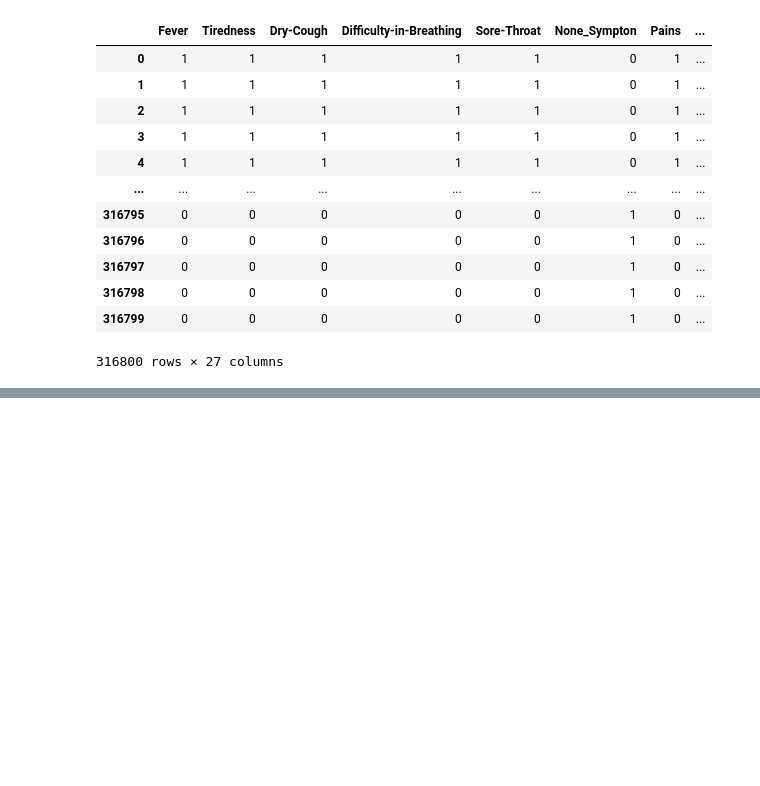
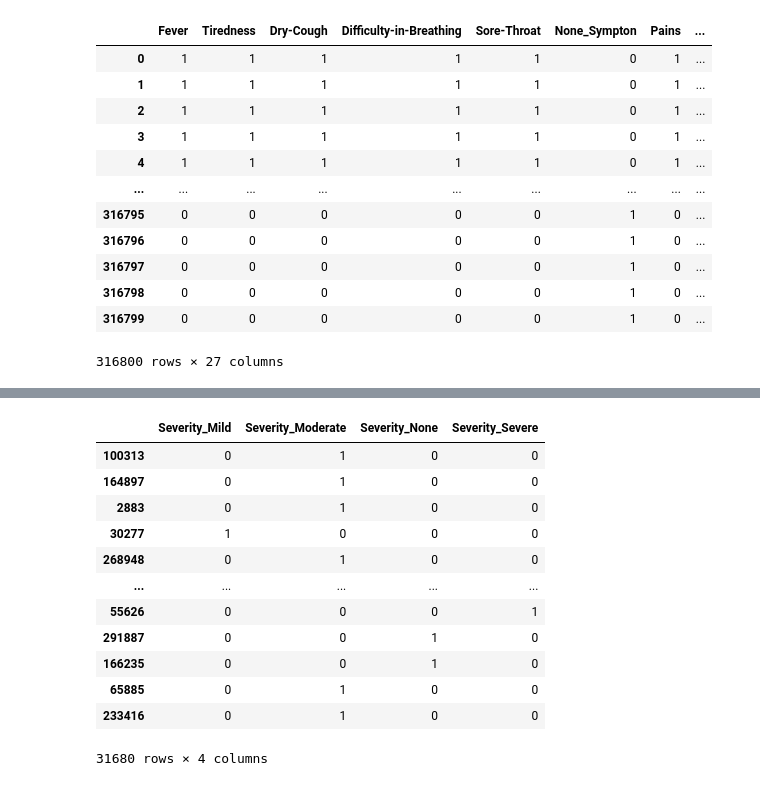
Before and after one commit to github-prathma/Spread_Of_Corona_Virus_Analysis, a Jupyter notebook: PredictionModel/PredictBasedOnConfirmedCase.ipynb, the cells around one changed output, grey strips where cells are left out. Drawn from its saved outputs; the diff is of its cells as text; code cells hidden in the pictures; blank space fills up the shorter version.

```diff
--- a/PredictionModel/PredictBasedOnConfirmedCase.ipynb
+++ b/PredictionModel/PredictBasedOnConfirmedCase.ipynb
@@ -282,3 +270,20 @@ for index,row in df.iterrows():
+# %%
+Y = df[["Severity_Mild","Severity_Moderate","Severity_None","Severity_Severe"]]
+Y
+# %% [output]
+|  | Severity_Mild | Severity_Moderate | Severity_None | Severity_Severe |
+| 100313 | 0 | 1 | 0 | 0 |
+| 164897 | 0 | 1 | 0 | 0 |
+| 2883 | 0 | 1 | 0 | 0 |
+| 30277 | 1 | 0 | 0 | 0 |
+| 268948 | 0 | 1 | 0 | 0 |
+| ... | ... | ... | ... | ... |
+| 55626 | 0 | 0 | 0 | 1 |
+| 291887 | 0 | 0 | 1 | 0 |
+| 166235 | 0 | 0 | 1 | 0 |
+| 65885 | 0 | 1 | 0 | 0 |
+| 233416 | 0 | 1 | 0 | 0 |
+31680 rows × 4 columns
 # %%
 X = df.drop(["Severity_Mild","Severity_Moderate","Severity_None","Severity_Severe","Country"], axis = 1)
 X
```
Also changed, not shown: parts of 10 cells of this notebook.
